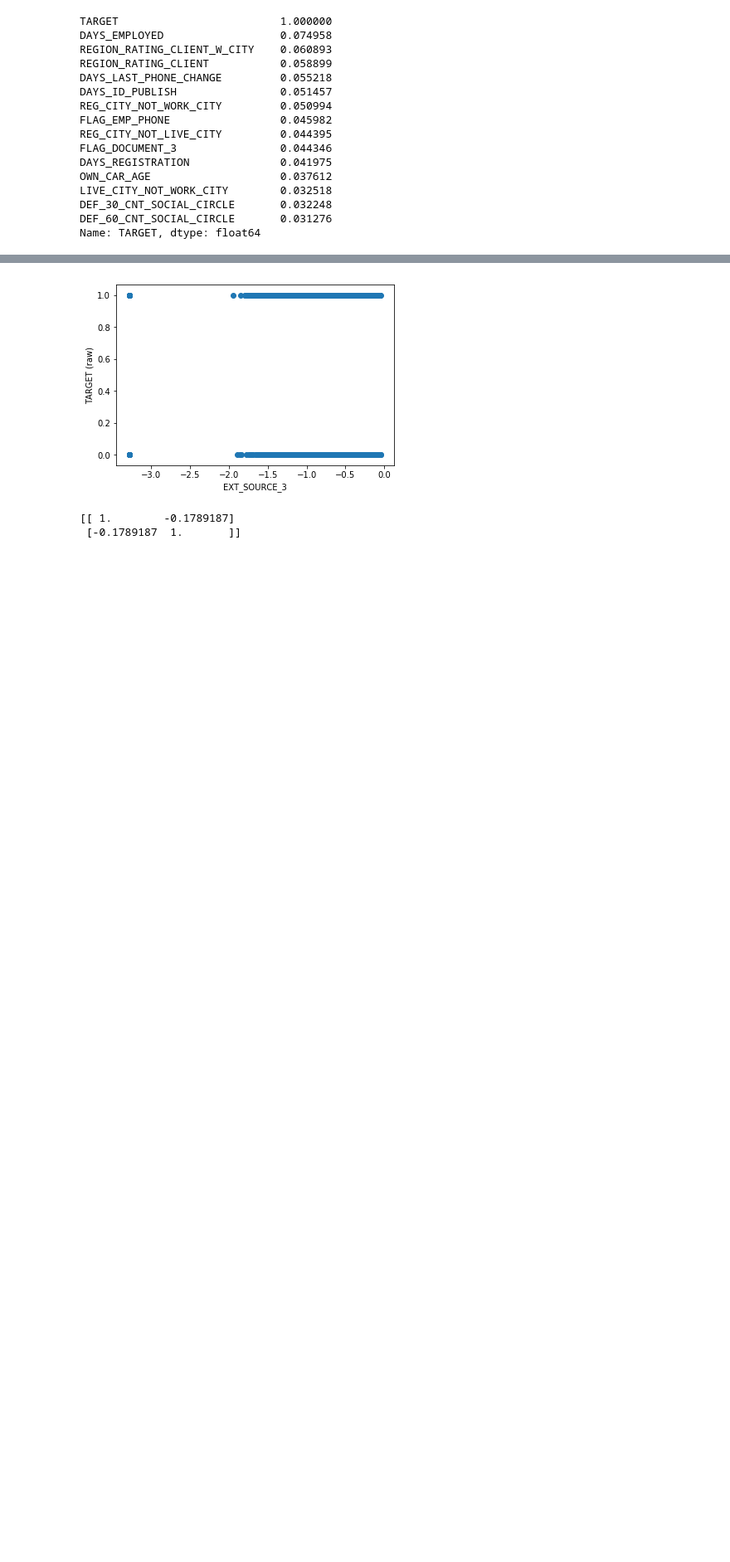
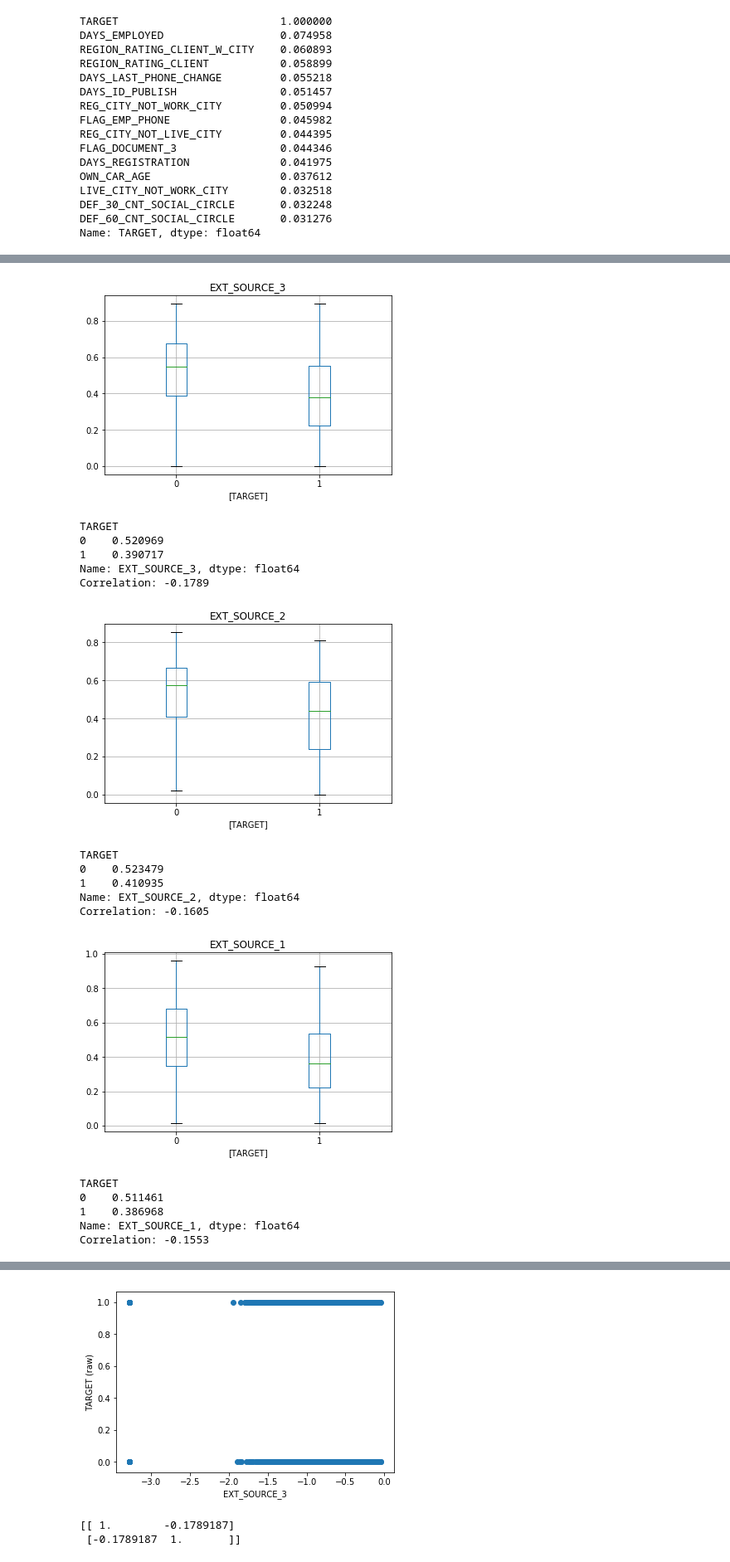
Before and after one commit to linhui1017/2nd-ML100Days, a Jupyter notebook: homework/Day_010_HW.ipynb, the cells around one changed output, grey strips where cells are left out. Shown at 83% size. Saved outputs shown, nothing was run; the diff lists cells and outputs as text; code cells hidden in the pictures; blank space fills up the shorter version.

```diff
--- a/homework/Day_010_HW.ipynb
+++ b/homework/Day_010_HW.ipynb
@@ -131,16 +131,3 @@ LIVE_CITY_NOT_WORK_CITY        0.032518
 DEF_30_CNT_SOCIAL_CIRCLE       0.032248
 DEF_60_CNT_SOCIAL_CIRCLE       0.031276
 Name: TARGET, dtype: float64
-# %%
-# # 負相關 檢視這些欄位的數值範圍
-for col, corr_value in nagtive_corr.iteritems():
-    sub = app_train[~app_train[col].isnull()]
-    target0_df = sub[sub['TARGET'] == 0]
-    target1_df = sub[sub['TARGET'] == 1]
-    data = [target0_df[col], target1_df[col]]
-    plt.boxplot(data, labels=('0', '1'))
-    plt.title(col)
-    #app_train.boxplot(col)
-    plt.show()
-    corr = np.corrcoef(sub[col] , sub['TARGET'])
-    print("Correlation: %.4f" % (corr[0][1]))
@@ -160,0 +151,30 @@ Correlation: -0.0440
+# %%
+# # 負相關 檢視這些欄位的數值範圍
+
+for col, corr_value in nagtive_corr.iteritems():
+    grouped_df = app_train.groupby(grp)[col]
+    plt_column =[col]
+    app_train.boxplot(column=plt_column, by = grp, showfliers = False)
+    plt.suptitle('')
+    plt.show()
+    print(grouped_df.mean())
+    print("Correlation: %.4f" % (corr_value))
+# %% [output]
+[figure, added]
+TARGET
+0    0.520969
+1    0.390717
+Name: EXT_SOURCE_3, dtype: float64
+Correlation: -0.1789
+[figure, added]
+TARGET
+0    0.523479
+1    0.410935
+Name: EXT_SOURCE_2, dtype: float64
+Correlation: -0.1605
+[figure, added]
+TARGET
+0    0.511461
+1    0.386968
+Name: EXT_SOURCE_1, dtype: float64
+Correlation: -0.1553
```
Also changed, not shown: parts of 7 cells of this notebook.
